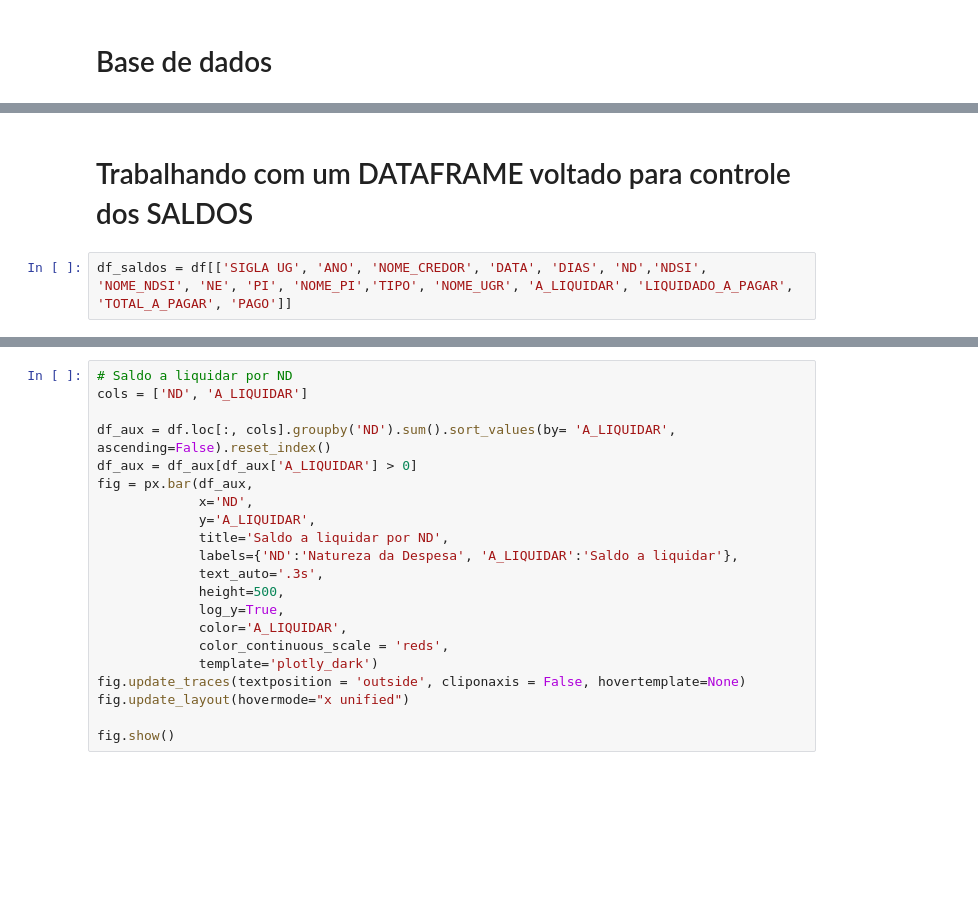
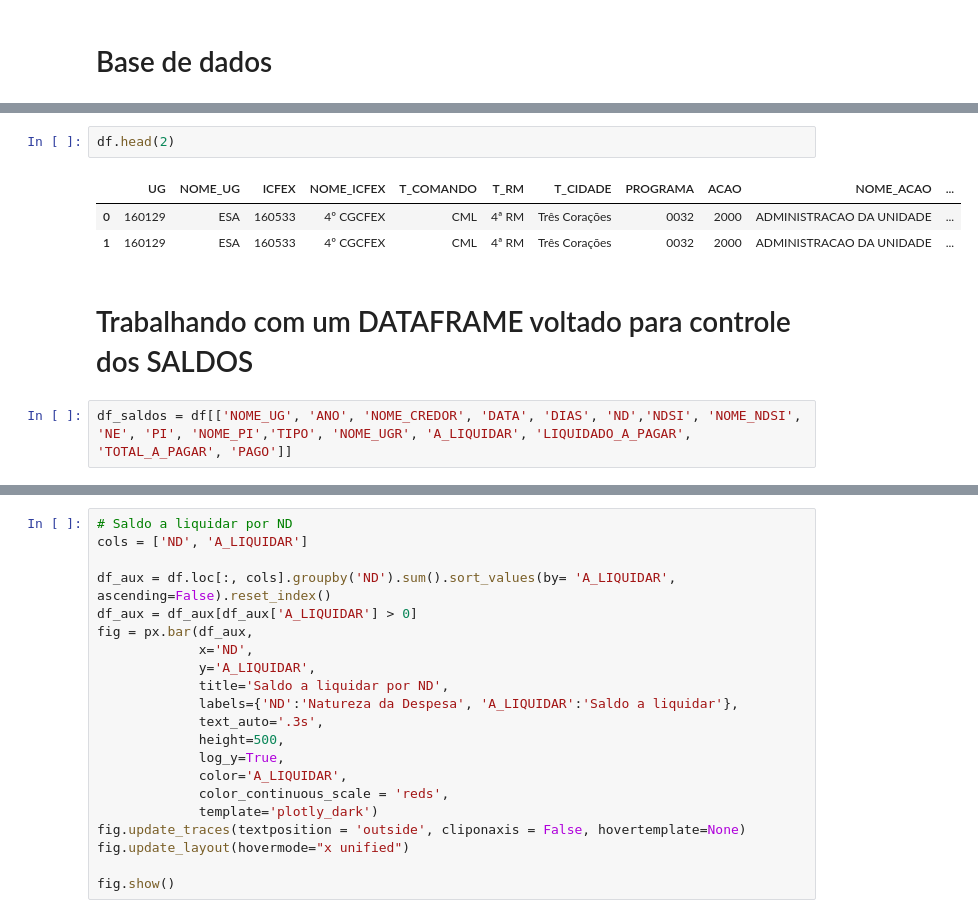
Before and after one commit to DiogoPqdt/Dashboard_ESA, a Jupyter notebook: notebook/sag.ipynb, the cells around one changed output, grey strips where cells are left out. Saved outputs shown, nothing was run; the diff lists cells and outputs as text; blank space fills up the shorter version.

```diff
--- a/notebook/sag.ipynb
+++ b/notebook/sag.ipynb
@@ -64,7 +76,13 @@ df['DIAS'] = df['DIAS'].astype(int)
+# %%
+df.head(2)
+# %% [output]
+|  | UG | NOME_UG | ICFEX | NOME_ICFEX | T_COMANDO | T_RM | T_CIDADE | PROGRAMA | ACAO | NOME_ACAO | ... |
+| 0 | 160129 | ESA | 160533 | 4º CGCFEX | CML | 4ª RM | Três Corações | 0032 | 2000 | ADMINISTRACAO DA UNIDADE | ... |
+| 1 | 160129 | ESA | 160533 | 4º CGCFEX | CML | 4ª RM | Três Corações | 0032 | 2000 | ADMINISTRACAO DA UNIDADE | ... |
 # %% [markdown]
 # Trabalhando com um DATAFRAME voltado para controle dos SALDOS
 # %%
-df_saldos = df[['SIGLA UG', 'ANO', 'NOME_CREDOR', 'DATA', 'DIAS', 'ND','NDSI', 'NOME_NDSI', 'NE', 'PI', 'NOME_PI','TIPO', 'NOME_UGR', 'A_LIQUIDAR', 'LIQUIDADO_A_PAGAR', 'TOTAL_A_PAGAR', 'PAGO']]
+df_saldos = df[['NOME_UG', 'ANO', 'NOME_CREDOR', 'DATA', 'DIAS', 'ND','NDSI', 'NOME_NDSI', 'NE', 'PI', 'NOME_PI','TIPO', 'NOME_UGR', 'A_LIQUIDAR', 'LIQUIDADO_A_PAGAR', 'TOTAL_A_PAGAR', 'PAGO']]
 # %%
 # Saldos Totais
 total_pago = df['PAGO'].sum().round(2)
```
Also changed, not shown: parts of 26 cells of this notebook, 9 other files.
